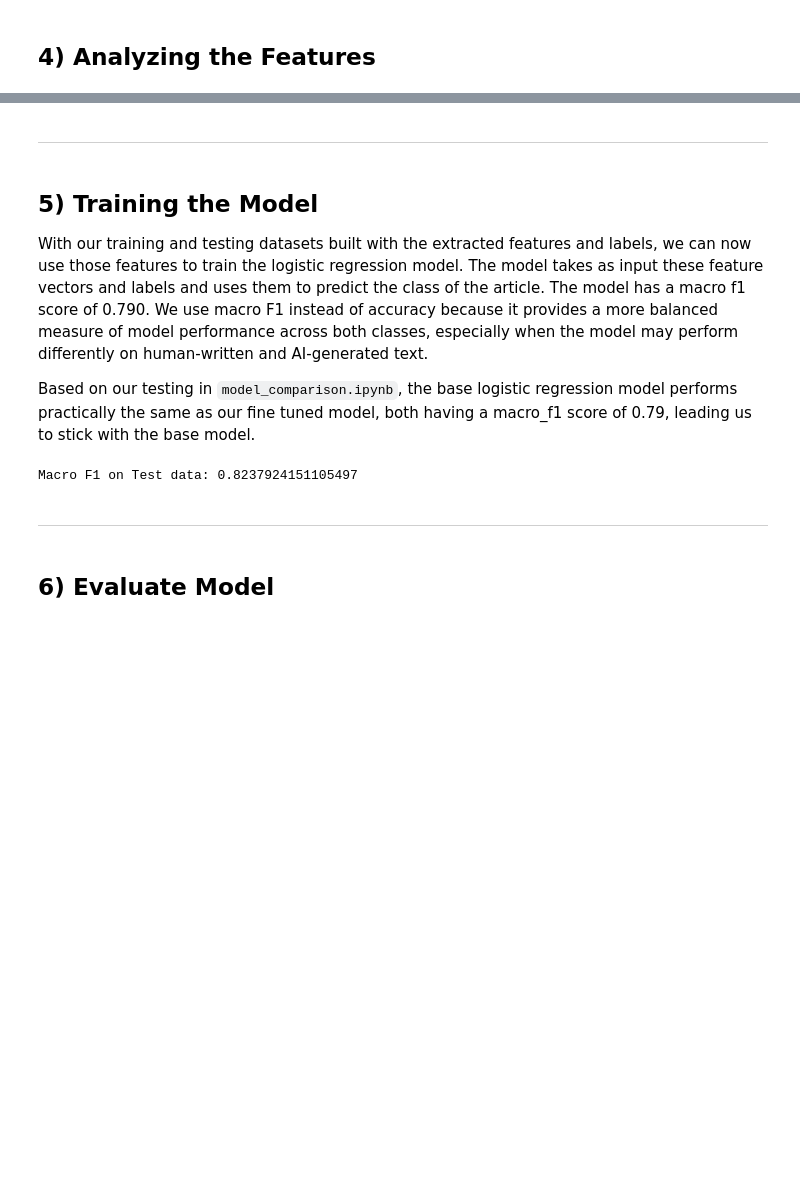
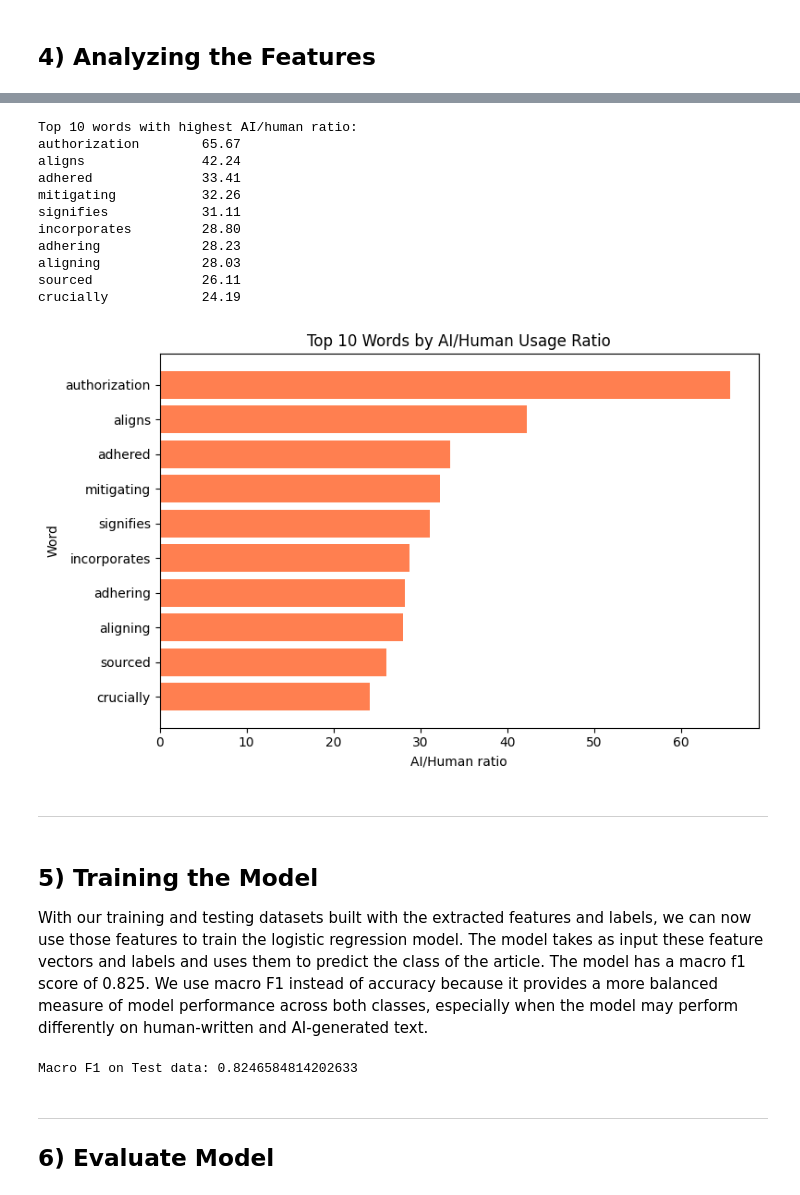
Before and after one commit to wohoef/text_mining, a Jupyter notebook: main.ipynb, the cells around one changed output, grey strips where cells are left out. Saved outputs shown, nothing was run; the diff lists cells and outputs as text; code cells hidden in the pictures; blank space fills up the shorter version.

Commit message:
Tuned the Learned AI Marker Words feature. Created more plots to accommadate new improved model following feature tuning. Adapted model_comparison.ipynb to also use the tuned feature.

```diff
--- a/main.ipynb
+++ b/main.ipynb
@@ -97,18 +97,25 @@ def build_dataset(human_corpus, ai_corpus, ai_excess_words=None):
 ai_excess_words, ai_excess_word_scores = learn_ai_excess_words(
     ai_corpus_train,
     human_corpus_train,
+    top_n = 4000,
+)
+
+ordered_ai_excess_words = sorted(
+    ai_excess_word_scores,
+    key=ai_excess_word_scores.get,
+    reverse=True,
 )
 
 # Build train and testing datasets using function above
 X_train, Y_train = build_dataset(
     human_corpus_train,
     ai_corpus_train,
-    ai_excess_words=ai_excess_words,
+    ai_excess_words= ordered_ai_excess_words[:50], # Start at 50, optimal number found later
 )
 X_test, Y_test = build_dataset(
     human_corpus_test,
     ai_corpus_test,
-    ai_excess_words=ai_excess_words,
+    ai_excess_words= ordered_ai_excess_words[:50],
 )
 # %% [markdown]
 ### 3.1) Scaling input data
@@ -175,14 +182,43 @@ plt.show()
+# %%
+# Print and plot the top 10 learned AI marker words by AI/human ratio
+
+top_10_ai_words = ordered_ai_excess_words[:10]
+top_10_ai_scores = [ai_excess_word_scores[word] for word in top_10_ai_words]
+
+print("Top 10 words with highest AI/human ratio:")
+for word, score in zip(top_10_ai_words, top_10_ai_scores):
+    print(f"{word:<20} {score:.2f}")
+
+plt.figure(figsize=(8, 5))
+plt.barh(top_10_ai_words[::-1], top_10_ai_scores[::-1], color="coral")
+
+plt.title("Top 10 Words by AI/Human Usage Ratio")
+plt.xlabel("AI/Human ratio")
+plt.ylabel("Word")
+plt.tight_layout()
+plt.show()
+# %% [output]
+Top 10 words with highest AI/human ratio:
+authorization        65.67
+aligns               42.24
+adhered              33.41
+mitigating           32.26
+signifies            31.11
+incorporates         28.80
+adhering             28.23
+aligning             28.03
+sourced              26.11
+crucially            24.19
+[figure, added]
 # %% [markdown]
 ---
 # %% [markdown]
 ## 5) Training the Model
 
-With our training and testing datasets built with the extracted features and labels, we can now use those features to train the logistic regression model. The model takes as input these feature vectors and labels and uses them to predict the class of the article. The model has a macro f1 score of 0.790. We use macro F1 instead of accuracy because it provides a more balanced measure of model performance across both classes, especially when the model may perform differently on human-written and AI-generated text.
-
-Based on our testing in `model_comparison.ipynb`, the base logistic regression model performs practically the same as our fine tuned model, both having a macro_f1 score of 0.79, leading us to stick with the base model.
+With our training and testing datasets built with the extracted features and labels, we can now use those features to train the logistic regression model. The model takes as input these feature vectors and labels and uses them to predict the class of the article. The model has a macro f1 score of 0.825. We use macro F1 instead of accuracy because it provides a more balanced measure of model performance across both classes, especially when the model may perform differently on human-written and AI-generated text.
 # %%
 # Train model
-model = LogisticRegression()
+model = LogisticRegression(max_iter = 1000)
 model.fit(X_train, Y_train)
 
 # Predict on test data
@@ -192,10 +228,9 @@ Y_pred = model.predict(X_test)
 macro_f1 = f1_score(Y_test, Y_pred, average="macro")
 print(f"Macro F1 on Test data: {macro_f1}")
 # %% [output]
-Macro F1 on Test data: 0.8237924151105497
+Macro F1 on Test data: 0.8246584814202633
-# %% [markdown]
----
 # %% [markdown]
+---
 ## 6) Evaluate Model
 # %%
 # Evaluate model with test set
```
Also changed, not shown: parts of 12 cells of this notebook, 1 other file.
